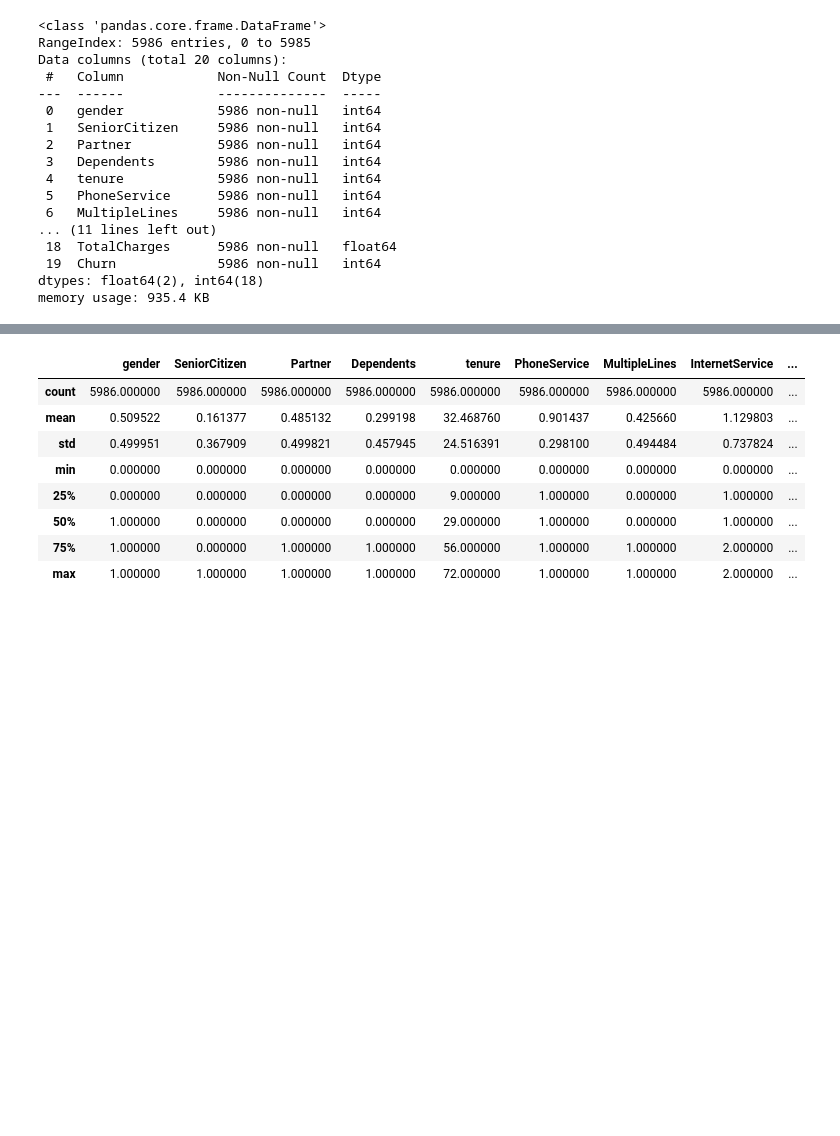
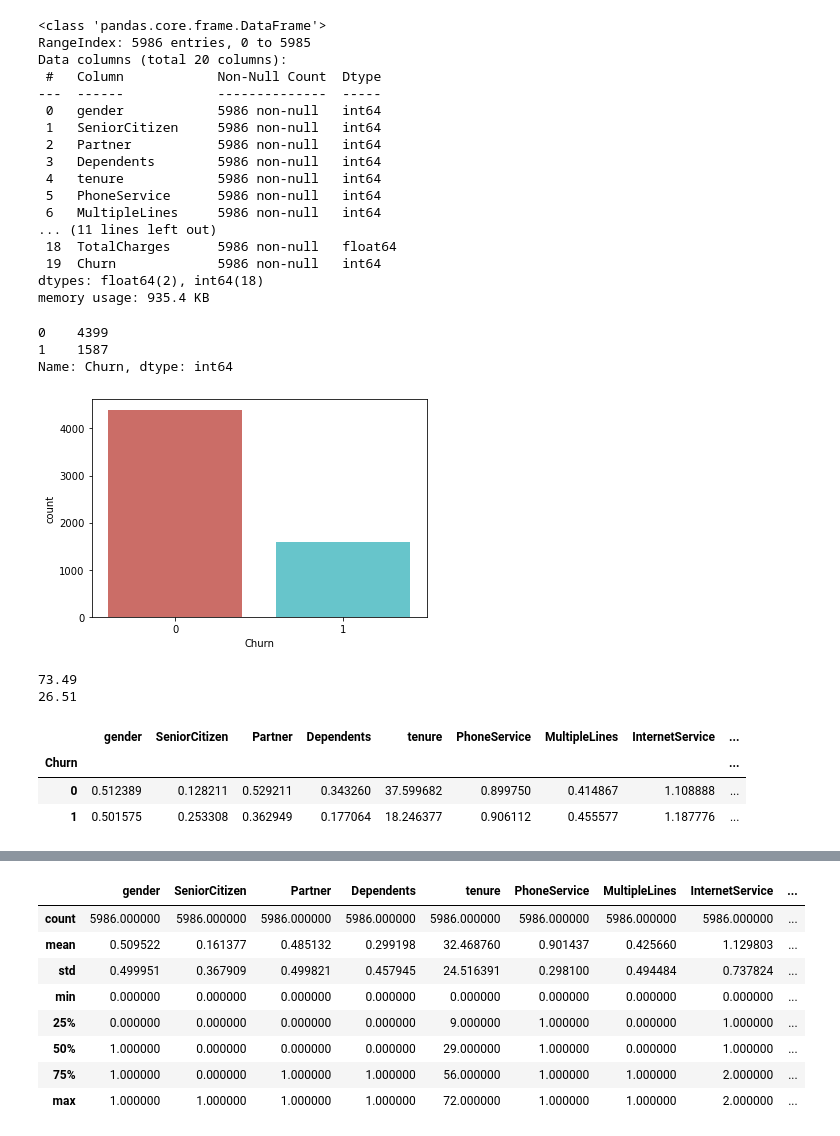
Before and after one commit to OlgaDryagina/test, a Jupyter notebook: Python_16/diploma.ipynb, the cells around one changed output, grey strips where cells are left out. Saved outputs shown, nothing was run; the diff lists cells and outputs as text; code cells hidden in the pictures; blank space fills up the shorter version.

```diff
--- a/Python_16/diploma.ipynb
+++ b/Python_16/diploma.ipynb
@@ -174,0 +217,28 @@ memory usage: 935.4 KB
+# %%
+df['Churn'].value_counts()
+# %% [output]
+0    4399
+1    1587
+Name: Churn, dtype: int64
+# %%
+sns.countplot(x='Churn', data = df, palette= 'hls')
+plt.show()
+# %% [output]
+[figure, added]
+# %%
+no_churn = len(df[df['Churn']==0])
+churn = len(df[df['Churn']==1])
+pct_of_no_churn = round(no_churn / (no_churn + churn) * 100,2)
+pct_of_churn = round(churn / (no_churn + churn) * 100,2)
+print(pct_of_no_churn)
+print(pct_of_churn)
+# %% [output]
+73.49
+26.51
+# %%
+df.groupby('Churn').mean()
+# %% [output]
+|  | gender | SeniorCitizen | Partner | Dependents | tenure | PhoneService | MultipleLines | InternetService | ... |
+| Churn |  |  |  |  |  |  |  |  | ... |
+| 0 | 0.512389 | 0.128211 | 0.529211 | 0.343260 | 37.599682 | 0.899750 | 0.414867 | 1.108888 | ... |
+| 1 | 0.501575 | 0.253308 | 0.362949 | 0.177064 | 18.246377 | 0.906112 | 0.455577 | 1.187776 | ... |
```
Also changed, not shown: parts of 11 cells of this notebook.
